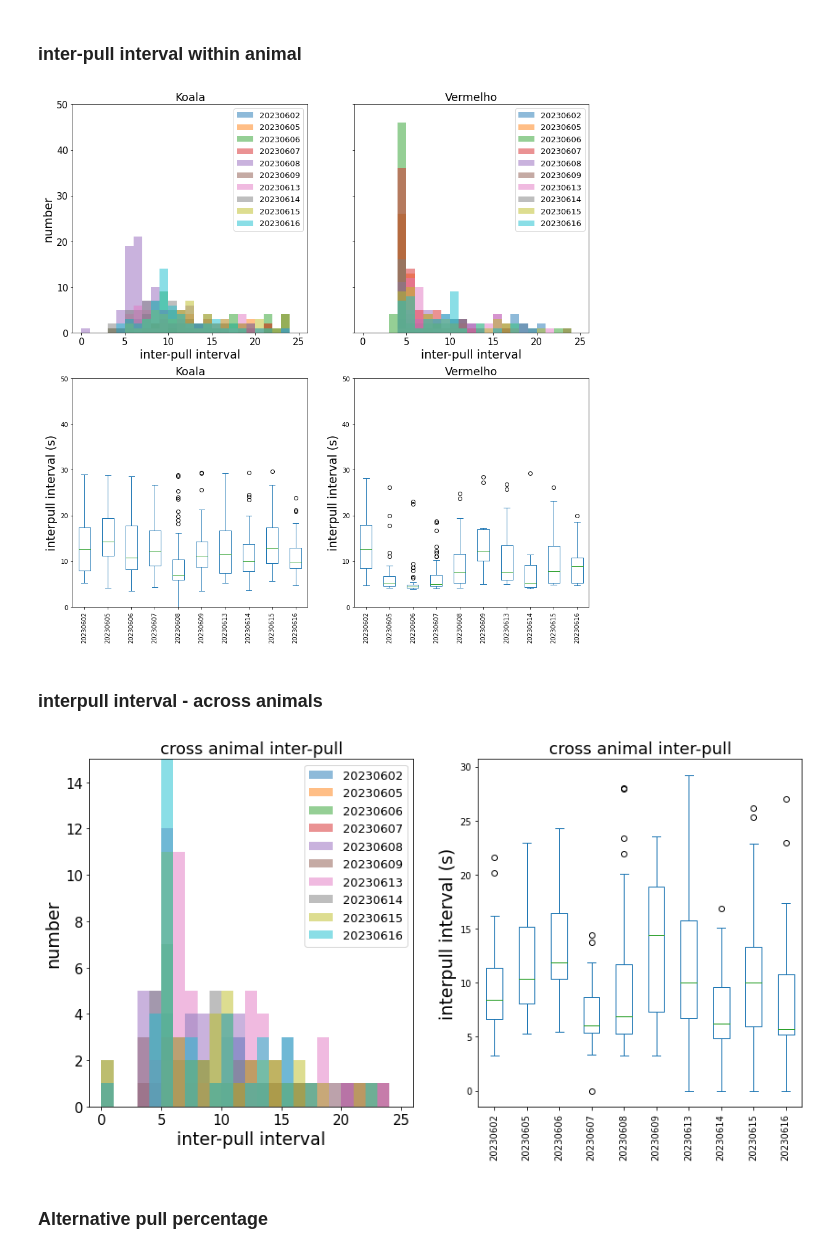
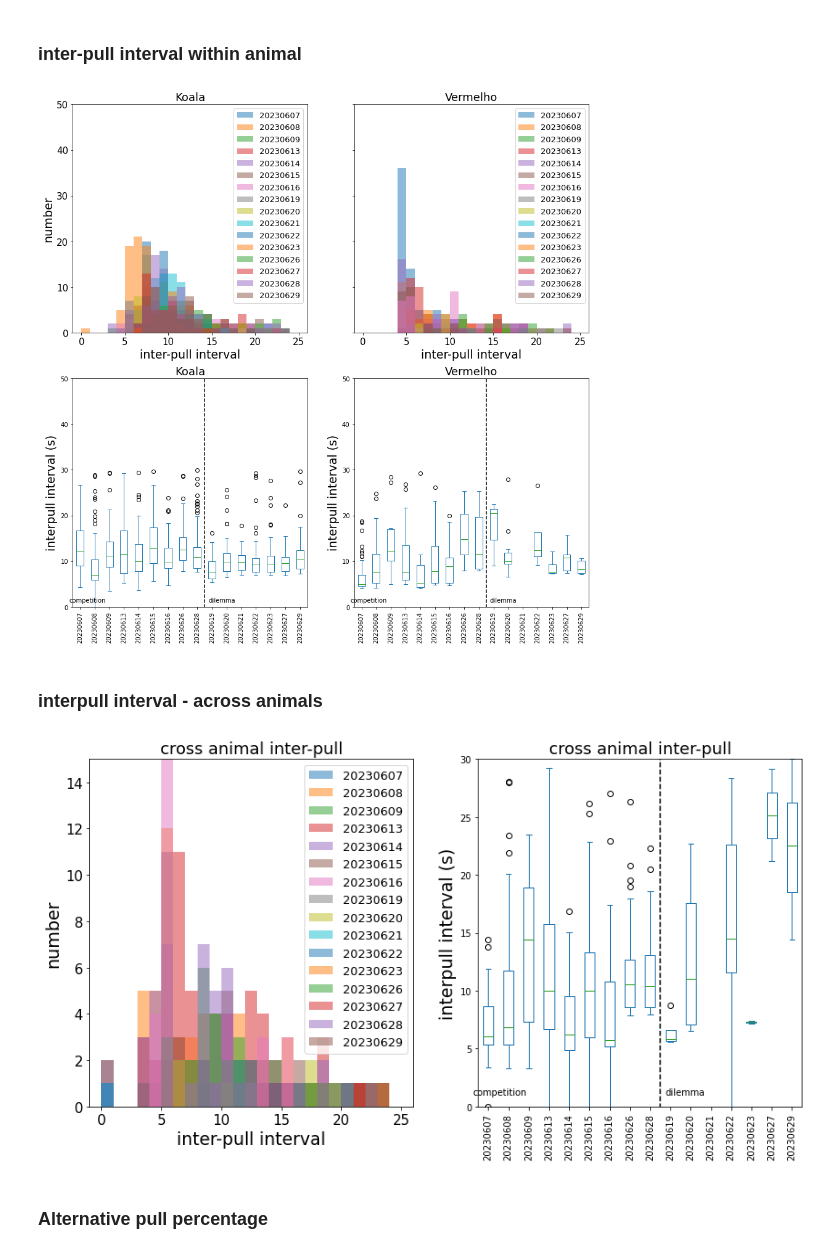
Before and after one commit to wilburshi/following_up_analysis, a Jupyter notebook: bhv_analysis_joystick_task/joystick_task_bhv_analysis.ipynb, the cells around one changed output. Cells and saved outputs as stored; diff of their text form; code cells hidden in the pictures.

```diff
--- a/bhv_analysis_joystick_task/joystick_task_bhv_analysis.ipynb
+++ b/bhv_analysis_joystick_task/joystick_task_bhv_analysis.ipynb
@@ -23,8 +23,9 @@ def zero_runs(a):
 animal1_name = "Koala"
 animal2_name = "Vermelho"
 
-session_dates = ["20230602","20230605","20230606","20230607","20230608","20230609","20230613","20230614",
-                 "20230615","20230616"]
+session_dates = ["20230607","20230608","20230609","20230613","20230614","20230615","20230616","20230619",
+                 "20230620","20230621","20230622","20230623","20230626","20230627","20230628","20230629",
+                 ]
 # session_dates = ["20230602","20230608","20230609","20230613","20230614"]
 
 
@@ -41,6 +42,8 @@ cumulative_pulls_trialnum_animal2 = {}
 RT_pulls_animal1_all = {}
 RT_pulls_animal2_all = {}
 RT_pulls_anyanimal_all = {}
+
+tasktypes_all_dates = np.zeros((nsessions,1))
 
 time_limits = 20*60 # limit the analysis to a time window
 
@@ -122,6 +125,12 @@ for ii in np.arange(0,nsessions,1):
         RT_pulls_anyanimal_all[date_tgt] = RT_pull
         RT_pulls_animal1_all[date_tgt] = RT_pulls_animal2
         RT_pulls_animal2_all[date_tgt] = RT_pulls_animal1
+
+    try:
+        tasktype = session_info["task_type"][0]
+    except:
+        tasktype = 0
+    tasktypes_all_dates[ii] = tasktype
 # %% [markdown]
 ## plot behavioral results
 ### cumulative pulling results
@@ -229,20 +238,39 @@ axs[0,1].legend(labels=session_dates, fontsize = 13)
 
 
 ## box plot
-interpull_interval_sum_animal1.plot(kind = 'box',ax=axs[1,0])
-interpull_interval_sum_animal2.plot(kind = 'box',ax=axs[1,1])
+#
+# sort the data based on task type and dates
+tasktypes_forsort = tasktypes_all_dates
+sorting_df = pd.DataFrame({'dates': session_dates, 'tasktypes': tasktypes_forsort.ravel()}, columns=['dates', 'tasktypes'])
+sorting_df = sorting_df.sort_values(by=['tasktypes','dates'], ascending = [True, True])
+#
+interpull_interval_sum_animal1[sorting_df.index].plot(kind = 'box',ax=axs[1,0])
+interpull_interval_sum_animal2[sorting_df.index].plot(kind = 'box',ax=axs[1,1])
 axs[1,0].set_title(animal1_name,fontsize = 18)
 axs[1,0].set_ylabel("interpull interval (s)",fontsize = 19)
 axs[1,0].set_ylim([0,50])
 axs[1,0].set_xticks(np.arange(1, len(session_dates)+1,1))
-axs[1,0].set_xticklabels(session_dates,rotation=90,fontsize=10)
+axs[1,0].set_xticklabels(np.array(session_dates)[sorting_df.index],rotation=90,fontsize=10)
 axs[1,1].set_title(animal2_name,fontsize = 18)
 axs[1,1].set_ylabel("interpull interval (s)",fontsize = 19)
 axs[1,1].set_ylim([0,50])
 axs[1,1].set_xticks(np.arange(1, len(session_dates)+1,1))
-axs[1,1].set_xticklabels(session_dates,rotation=90,fontsize=10);
+axs[1,1].set_xticklabels(np.array(session_dates)[sorting_df.index],rotation=90,fontsize=10);
+#
+tasktypes = ['competition','dilemma']
+taskswitches = np.where(np.array(sorting_df['tasktypes'])[1:]-np.array(sorting_df['tasktypes'])[:-1]!=0)[0]+1.5
+for itaskswitch in np.arange(0,np.shape(taskswitches)[0],1):
+    taskswitch = taskswitches[itaskswitch]
+    axs[1,0].plot([taskswitch,taskswitch],[-0.15,50],'k--')
+    axs[1,1].plot([taskswitch,taskswitch],[-0.15,50],'k--')
+taskswitches = np.concatenate(([0],taskswitches))
+for itaskswitch in np.arange(0,np.shape(taskswitches)[0],1):
+    taskswitch = taskswitches[itaskswitch]
+    axs[1,0].text(taskswitch+0.25,1,tasktypes[itaskswitch],fontsize=10)
+    axs[1,1].text(taskswitch+0.25,1,tasktypes[itaskswitch],fontsize=10)
+#
 # %% [output]
-[figure, old version]
+[figure, new version]
 # %% [markdown]
 ### interpull interval - across animals
 # %%
@@ -278,37 +306,54 @@ for ii in np.arange(0,nsessions,1):
         crosspull_interval = np.empty((1,npulls_ani2))
         crosspull_interval[:] = np.nan
         for ipull in np.arange(0,npulls_ani2,1):
             crosspull_interval[0][ipull] = np.nanmin(np.abs(xxx1-xxx2[ipull]))
             if np.nanmin(np.abs(xxx1-xxx2[ipull]))>30:
                 crosspull_interval[0][ipull] = np.nan
 
     crosspull_interval_sum [ii] = pd.Series(crosspull_interval[0])
     #
     axs[0].hist(crosspull_interval[0],alpha=0.5, bins=np.arange(0,25,1))
     #
     mean_crosspull_interval.append(np.mean(crosspull_interval))
 #
 crosspull_interval_sum = pd.DataFrame(crosspull_interval_sum)
 #
 axs[0].set_title('cross animal inter-pull',fontsize = 18)
 axs[0].set_xlabel("inter-pull interval",fontsize = 19)
 axs[0].set_ylabel("number",fontsize = 19)
 axs[0].set_xlim([-1,26])
 axs[0].set_ylim([0,15])
 axs[0].tick_params(labelsize = 15)
 axs[0].legend(labels=session_dates, fontsize = 13)
 
 
 #
 ## box plot
-crosspull_interval_sum.plot(kind = 'box',ax=axs[1])
+#
+# sort the data based on task type and dates
+tasktypes_forsort = tasktypes_all_dates
+sorting_df = pd.DataFrame({'dates': session_dates, 'tasktypes': tasktypes_forsort.ravel()}, columns=['dates', 'tasktypes'])
+sorting_df = sorting_df.sort_values(by=['tasktypes','dates'], ascending = [True, True])
+#
+crosspull_interval_sum[sorting_df.index].plot(kind = 'box',ax=axs[1])
 axs[1].set_title('cross animal inter-pull',fontsize = 18)
 axs[1].set_ylabel("interpull interval (s)",fontsize = 19)
-#axs[1].set_ylim([0,150])
+axs[1].set_ylim([0,30])
 axs[1].set_xticks(np.arange(1, len(session_dates)+1,1))
-axs[1].set_xticklabels(session_dates,rotation=90,fontsize=10);
+axs[1].set_xticklabels(np.array(session_dates)[sorting_df.index],rotation=90,fontsize=10);
+#
+tasktypes = ['competition','dilemma']
+taskswitches = np.where(np.array(sorting_df['tasktypes'])[1:]-np.array(sorting_df['tasktypes'])[:-1]!=0)[0]+1.5
+for itaskswitch in np.arange(0,np.shape(taskswitches)[0],1):
+    taskswitch = taskswitches[itaskswitch]
+    axs[1].plot([taskswitch,taskswitch],[-0.15,30],'k--')
+taskswitches = np.concatenate(([0],taskswitches))
+for itaskswitch in np.arange(0,np.shape(taskswitches)[0],1):
+    taskswitch = taskswitches[itaskswitch]
+    axs[1].text(taskswitch+0.25,1,tasktypes[itaskswitch],fontsize=10)
+#
 # %% [output]
-[figure, old version]
+[figure, new version]
 # %% [markdown]
 ### Alternative pull percentage
 # %%
```
Also changed, not shown: parts of 3 cells of this notebook, 32 other files.
